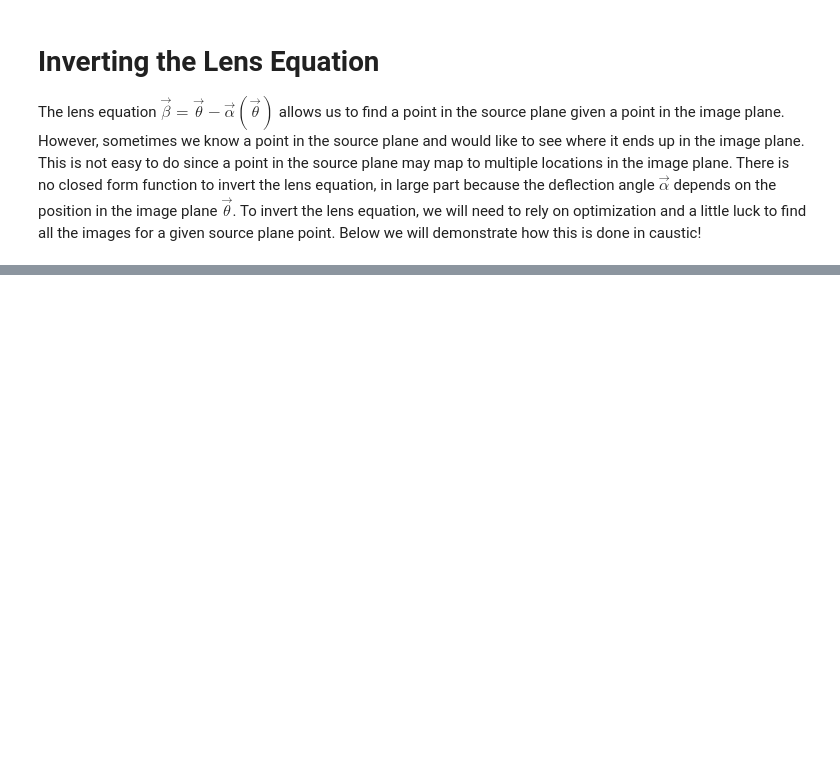
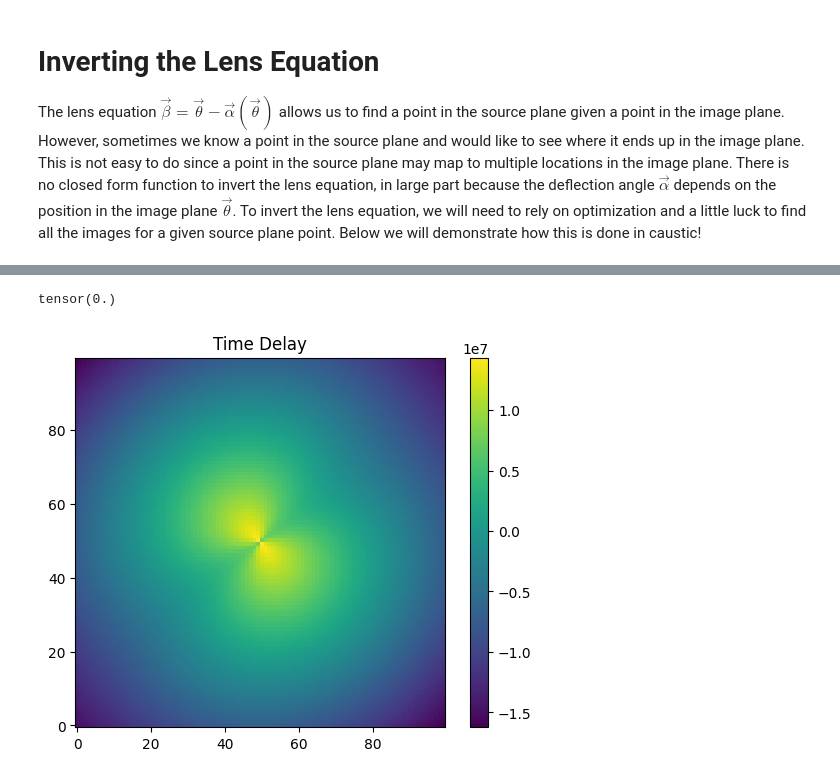
Before and after one commit to Ciela-Institute/caustics, a Jupyter notebook: docs/source/tutorials/InvertLensEquation.ipynb, the cells around one changed output, grey strips where cells are left out. Cells and saved outputs as stored; diff of their text form; code cells hidden in the pictures; blank space fills up the shorter version.

Commit message:
Time delay for multiplane working, renamed for single plane

```diff
--- a/docs/source/tutorials/InvertLensEquation.ipynb
+++ b/docs/source/tutorials/InvertLensEquation.ipynb
@@ -80,0 +84,10 @@ plt.show()
+# %%
+TD = lens.time_delay(thx, thy, z_s)
+
+plt.imshow(TD.detach().cpu().numpy(), origin="lower")
+plt.colorbar()
+plt.title("Time Delay")
+plt.show()
+# %% [output]
+tensor(0.)
+[figure, added]
```
Also changed, not shown: parts of 2 cells of this notebook, 4 other files.
